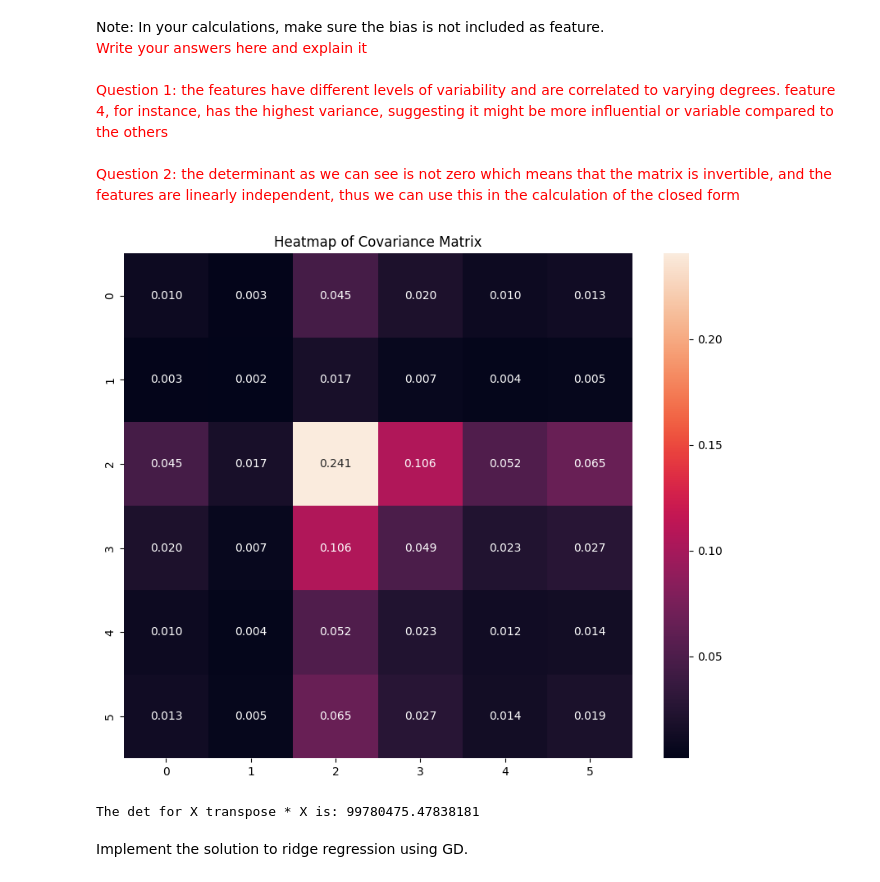
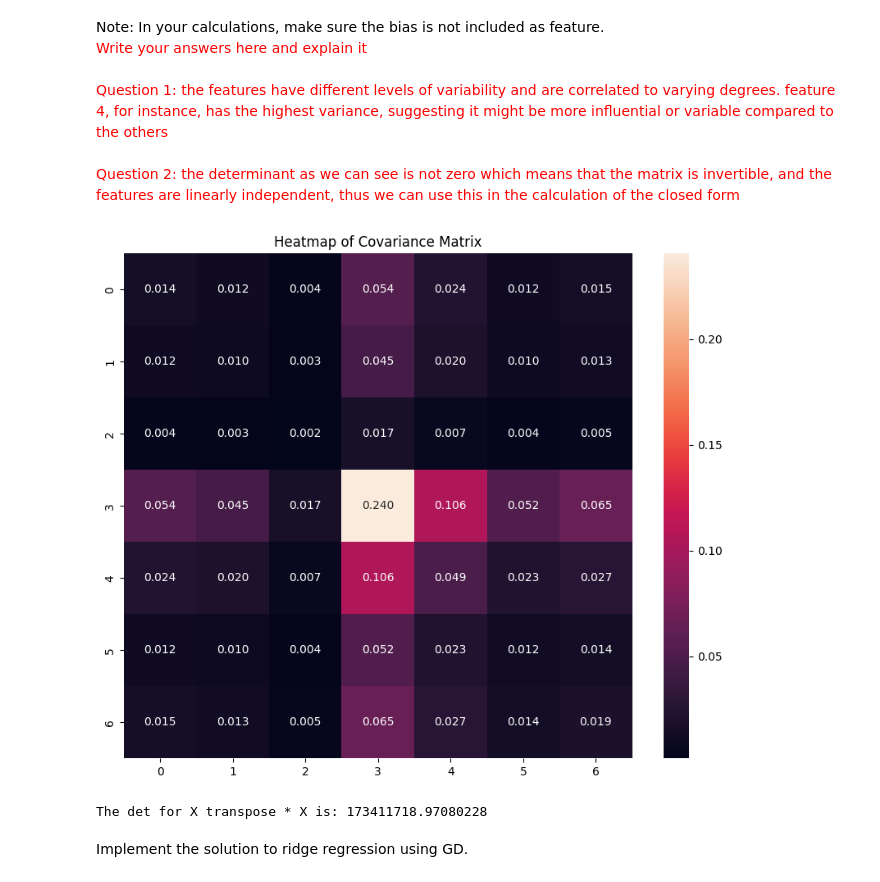
Before and after one commit to RaneemIbra/Machine-Learning, a Jupyter notebook: Intro_To_ML_HW3.ipynb, the cells around one changed output. Cells and saved outputs as stored; diff of their text form; code cells hidden in the pictures.

```diff
--- a/Intro_To_ML_HW3.ipynb
+++ b/Intro_To_ML_HW3.ipynb
@@ -377,4 +377,5 @@ def Linreg_sol(X, y):
 Load data from https://sharon.srworkspace.com/ml/datasets/hw3/abalone.csv
 # %%
 # Implement here
-df = pd.read_csv('https://sharon.srworkspace.com/ml/datasets/hw3/abalone.csv')
+df = pd.read_csv('https://sharon.srworkspace.com/ml/datasets/hw3/abalone.csv', header=None)
+df.head()
@@ -460,23 +468,22 @@ Note: In your calculations, make sure the bias is not included as feature. <br/>
 <font color='red'>Question 2: the determinant as we can see is not zero which means that the matrix is invertible, and the features are linearly independent, thus we can use this in the calculation of the closed form</font>
 # %%
 # Implement here
-X = X[:,1:]
 mean = np.mean(X, axis=0)
 dim = X.shape[0]
 term = X - mean
 covariance_matrix = (1/(dim-1)) * np.dot(term.T, term)
 
 plt.figure(figsize=(10, 8))
 sns.heatmap(covariance_matrix, annot=True, fmt=".3f")
 plt.title("Heatmap of Covariance Matrix")
 plt.show()
 
 matrix_multi = np.dot(X.T, X)
 determinant = np.linalg.det(matrix_multi)
 print("The det for X transpose * X is:", determinant)
 # %% [output]
-[figure, old version]
+[figure, new version]
-The det for X transpose * X is: 99780475.47838181
+The det for X transpose * X is: 173411718.97080228
 # %% [markdown]
 Implement the solution to ridge regression using GD.
 # %%
```
Also changed, not shown: parts of 3 cells of this notebook, 2 other files.
